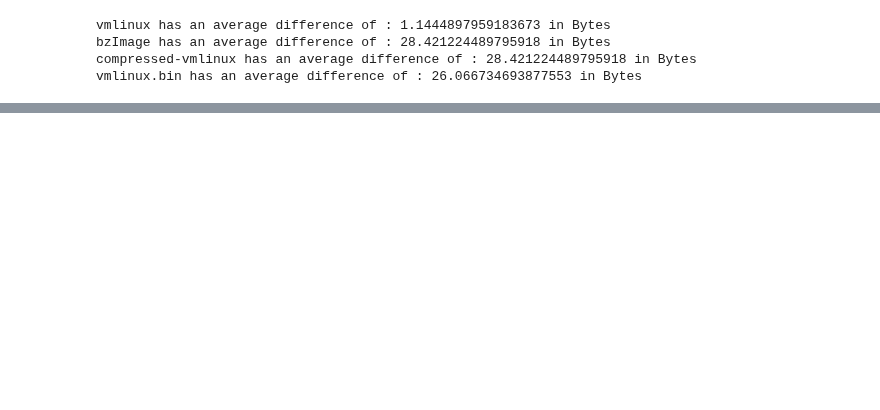
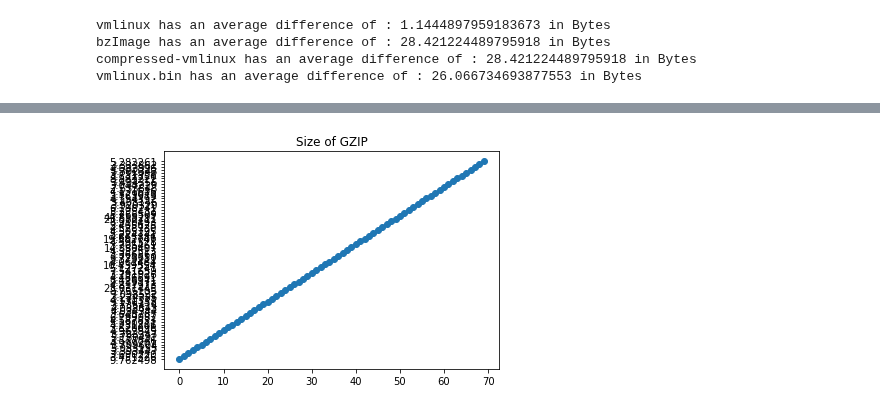
Before and after one commit to garandria/ProjetIrma, a Jupyter notebook: csv/comparator.ipynb, the cells around one changed output, grey strips where cells are left out. Drawn from its saved outputs; the diff is of its cells as text; code cells hidden in the pictures; blank space fills up the shorter version.

```diff
--- a/csv/comparator.ipynb
+++ b/csv/comparator.ipynb
@@ -81,3 +102,11 @@ vmlinux has an average difference of : 1.1444897959183673 in Bytes
 bzImage has an average difference of : 28.421224489795918 in Bytes
 compressed-vmlinux has an average difference of : 28.421224489795918 in Bytes
 vmlinux.bin has an average difference of : 26.066734693877553 in Bytes
+# %%
+## Correlation de taille entre vmlinux et gzip
+coeff = {}
+# %%
+# Utiliser pearson
+for c in compression:
+    coeff[c] = df['vmlinux'] / df[c]
+print(coeff)
@@ -83,0 +131,8 @@ vmlinux.bin has an average difference of : 26.066734693877553 in Bytes
+# %%
+X = coeff["GZIP"].to_string(index=False).replace(" ", "").split("\n")
+Y = [i for i in range(len(coeff['GZIP']))]
+plt.scatter(Y,X)
+plt.title("Size of GZIP")
+plt.show()
+# %% [output]
+[figure, added]
```
Also changed, not shown: parts of 4 cells of this notebook.
